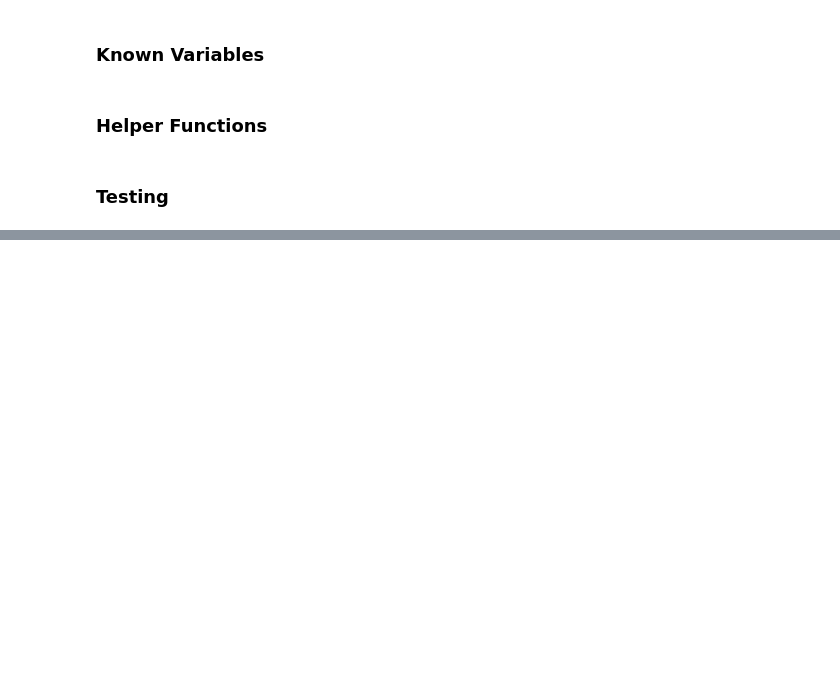
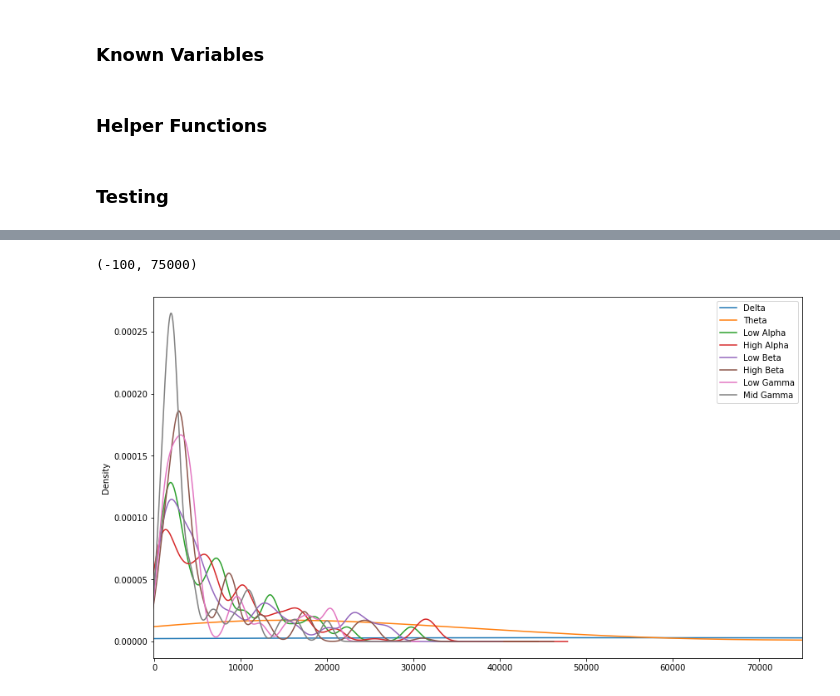
Before and after one commit to c1rowe/cogs189final, a Jupyter notebook: DataEpoching.ipynb, the cells around one changed output, grey strips where cells are left out. Saved outputs shown, nothing was run; the diff lists cells and outputs as text; code cells hidden in the pictures; blank space fills up the shorter version.

```diff
--- a/DataEpoching.ipynb
+++ b/DataEpoching.ipynb
@@ -135,3 +156,9 @@ def custom_filter(trial):
+# %%
+#
+# Returns a dataframe with just the brainwave values out of a trial
+#
+def get_brainwaves(trial):
+    return trial.drop(columns=['Time','Attention','Epoch', 'Meditation', 'Event'])
 # %% [markdown]
 ### Testing
 # %%
@@ -182,0 +213,6 @@ array([0., 0., 0., 0., 0., 0., 0., 0., 0., 0., 0., 0., 0., 0., 0., 0., 0.,
+# %%
+get_brainwaves(not_found_stage_1).plot.kde(figsize=(14,8))
+plt.xlim(-100, 75000)
+# %% [output]
+(-100, 75000)
+[figure, added]
```
Also changed, not shown: parts of 27 cells of this notebook.
